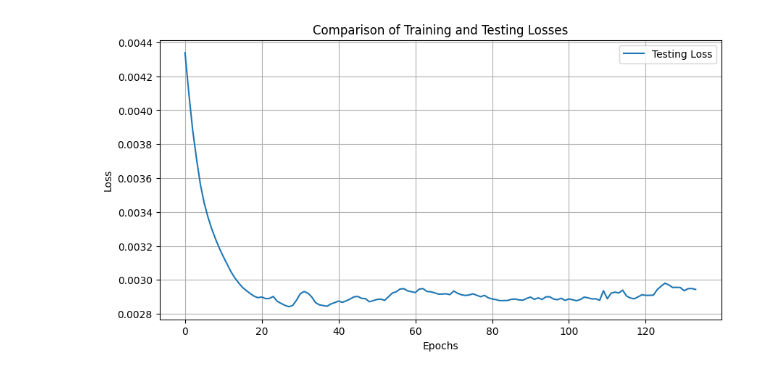
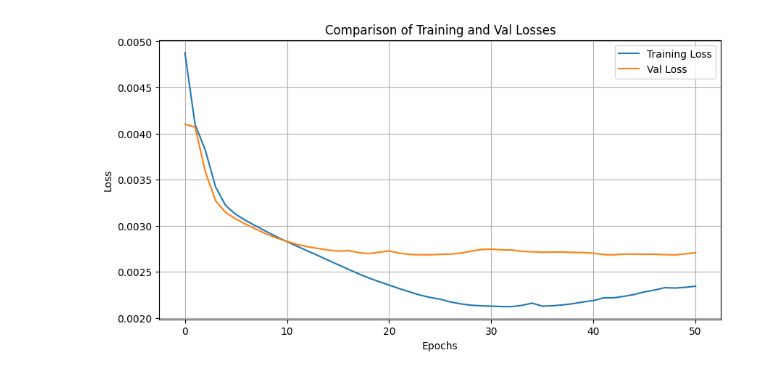
Before and after one commit to ongdyub/temp, a Jupyter notebook: out/chord/graph.ipynb, the cells around one changed output. Saved outputs shown, nothing was run; the diff lists cells and outputs as text; code cells hidden in the pictures.

```diff
--- a/out/chord/graph.ipynb
+++ b/out/chord/graph.ipynb
@@ -1,34 +1,34 @@
 # %%
 import pickle
 import matplotlib.pyplot as plt
 
 # Load data from pickle files
 def load_pickle(file_name):
     with open(file_name, 'rb') as file:
         data = pickle.load(file)
     return data
 
-# train_loss = load_pickle('./train_loss.pkl')
-test_loss_list = load_pickle('./test_loss.pkl')
+train_loss_list = load_pickle('./train_loss.pkl')
+val_loss_list = load_pickle('./val_loss.pkl')
 
-# train_loss = []
-test_loss = []
+train_loss = []
+val_loss = []
 
-# for train in train_loss:
-#     train_loss.append(train)
-for test in test_loss_list:
-    test_loss.append(test)
+for train in train_loss_list:
+    train_loss.append(train)
+for val in val_loss_list:
+    val_loss.append(val)
 
 # Plotting
 plt.figure(figsize=(10, 5))
 
-# plt.plot(train_loss, label='Training Loss')
-plt.plot(test_loss, label='Testing Loss')
-plt.title('Comparison of Training and Testing Losses')
+plt.plot(train_loss, label='Training Loss')
+plt.plot(val_loss, label='Val Loss')
+plt.title('Comparison of Training and Val Losses')
 plt.xlabel('Epochs')
 plt.ylabel('Loss')
 plt.legend()
 plt.grid(True)
 plt.show()
 # %% [output]
-[figure, old version]
+[figure, new version]
```
Also changed, not shown: 39 other files.
